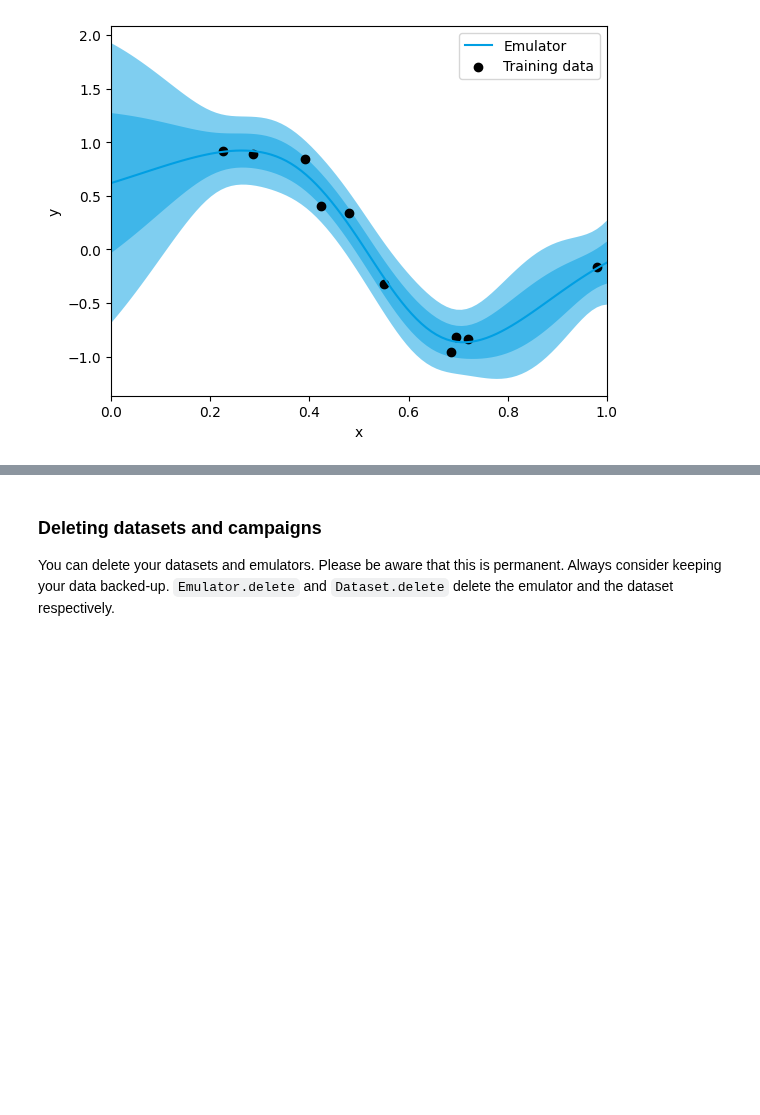
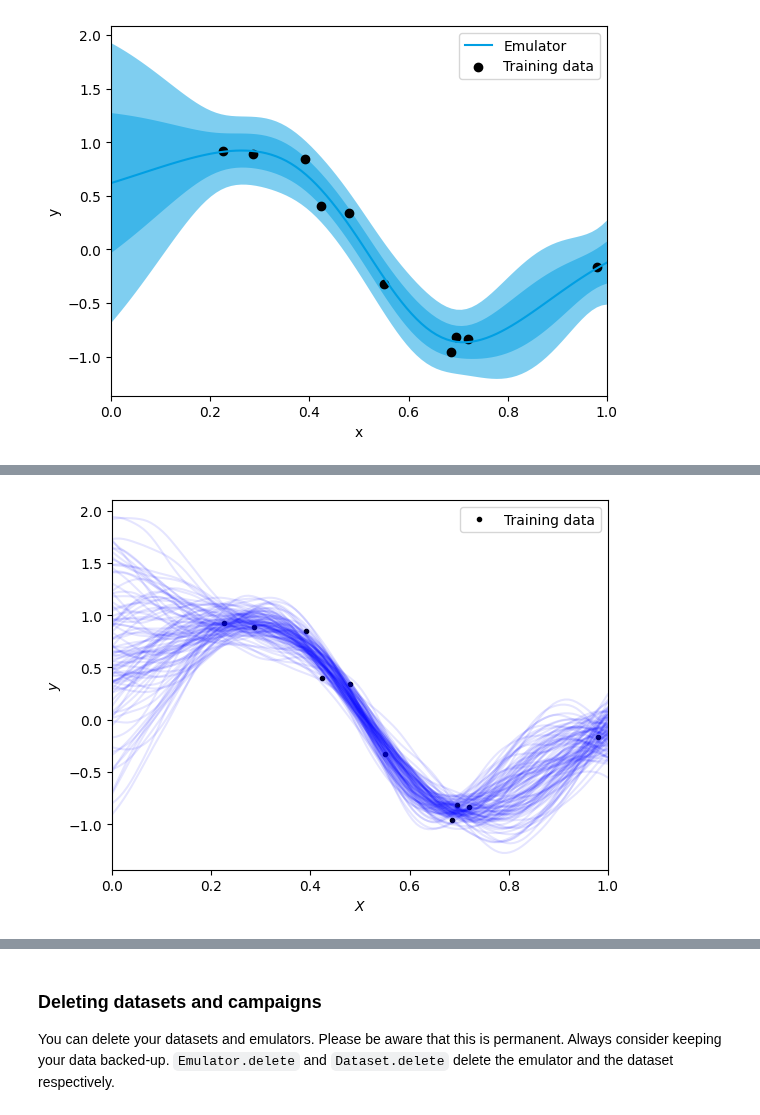
Before and after one commit to digiLab-ai/twinLab-Tutorials, a Jupyter notebook: 00-quickstart.ipynb, the cells around one changed output, grey strips where cells are left out. Drawn from its saved outputs; the diff is of its cells as text; code cells hidden in the pictures; blank space fills up the shorter version.

Commit message:
Sampling with observation_noise=True

```diff
--- a/00-quickstart.ipynb
+++ b/00-quickstart.ipynb
@@ -71,15 +71,10 @@ emulator = tl.Emulator("quickstart-model")
 
 # Define the training parameters for the emulator.
 # For example, here we set the train_test_ratio to 1, meaning that the entire dataset will be used for training.
-params = tl.TrainParams(train_test_ratio=1.)
+params = tl.TrainParams(train_test_ratio=1.0)
 
 # Train the mulator using the train method
-emulator.train(
-    dataset=dataset,
-    inputs=["x"],
-    outputs=["y"],
-    params=params
-    )
+emulator.train(dataset=dataset, inputs=["x"], outputs=["y"], params=params)
 # %% [markdown]
 ### **3. Make Predictions using the Trained Emulator**
 
@@ -171,0 +171,31 @@ plt.show()
+# %%
+# A function to plot multiple samples from the model
+def plot_samples(sample_inputs, sample_result):
+    # Plot parameters
+    color_curve = "blue"
+    alpha_curve = 0.10
+    color_data = "black"
+    plot_training_data = True
+    plot_model_bands = False
+
+    # Plot samples drawn from the model
+    if plot_training_data:
+        plt.plot(df["x"], df["y"], ".", color=color_data, label="Training data")
+    plt.plot(sample_inputs, sample_result["y"], color=color_curve, alpha=alpha_curve)
+    plt.xlim((0.0, 1.0))
+    plt.xlabel(r"$X$")
+    plt.ylabel(r"$y$")
+    plt.legend()
+    plt.show()
+# %%
+# Define the sample inputs
+sample_inputs = pd.DataFrame({"x": np.linspace(0, 1, 128)})
+
+# Define number of samples to calculate for each input
+num_samples = 100
+
+# Calculate the samples using twinLab
+sample_result = emulator.sample(sample_inputs, num_samples)
+
+# View the results in the form of a dataframe
+display(sample_result)
@@ -171,0 +217,5 @@ plt.show()
+# %%
+# Plot the samples
+plot_samples(sample_inputs, sample_result)
+# %% [output]
+[figure, added]
```
Also changed, not shown: parts of 6 cells of this notebook.
